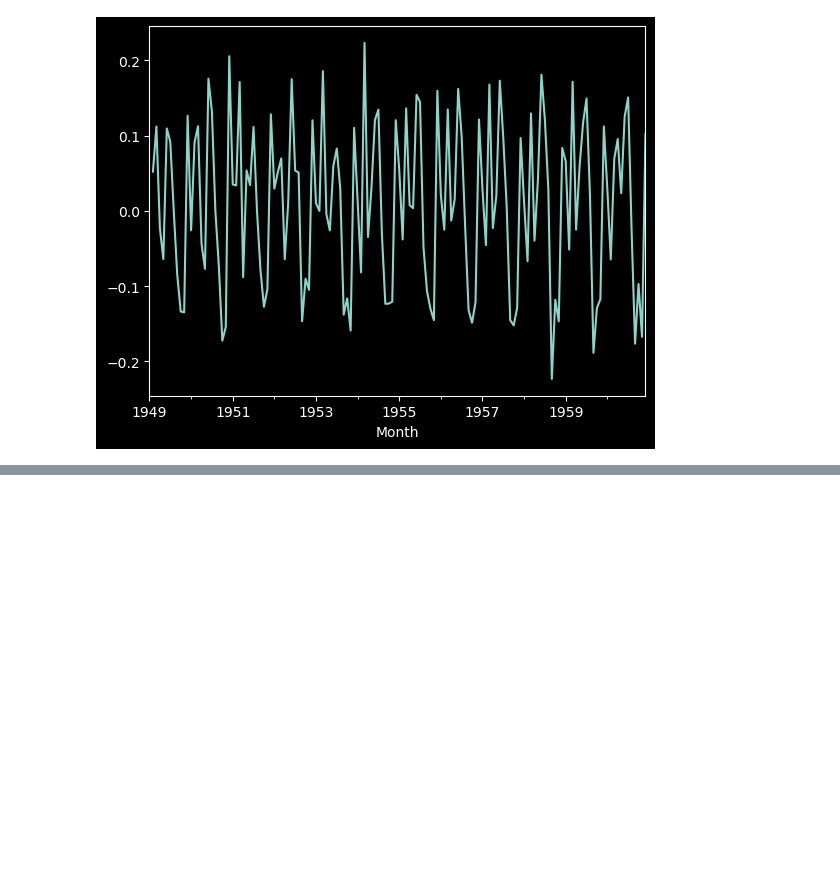
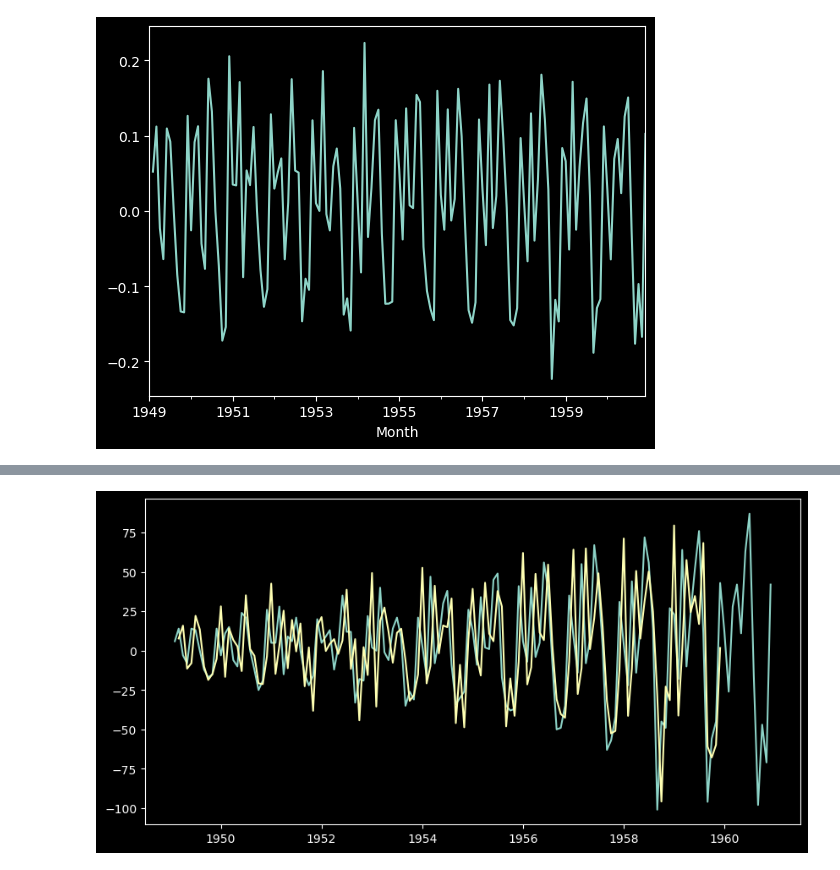
Before and after one commit to Fireiest/financial_engineering, a Jupyter notebook: learning2.ipynb, the cells around one changed output, grey strips where cells are left out. Saved outputs shown, nothing was run; the diff lists cells and outputs as text; code cells hidden in the pictures; blank space fills up the shorter version.

```diff
--- a/learning2.ipynb
+++ b/learning2.ipynb
@@ -937,0 +960,11 @@ def plot_fit_and_forecast_int(result, d, col='Passengers'):
+# %%
+def plot_difference(result,d, col='Passengers'):
+    train_pred = result.predict(start=train.index[d], end=train.index[-1])
+    diff = df[col].diff()
+    fig, ax = plt.subplots(figsize=(10,5))
+    ax.plot(diff, label='true 1st difference')
+    ax.plot(train_pred.diff(), label='fitted 1st difference')
+
+plot_difference(arima_result_811,1)
+# %% [output]
+[figure, added]
```
Also changed, not shown: parts of 4 cells of this notebook.
